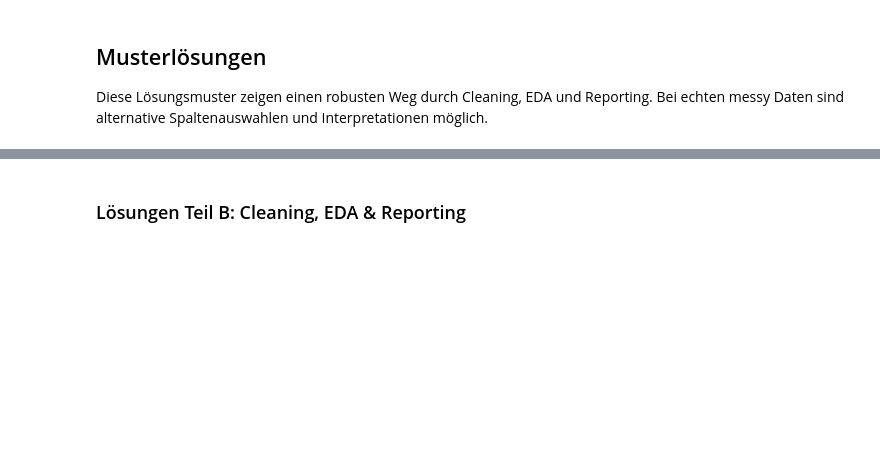
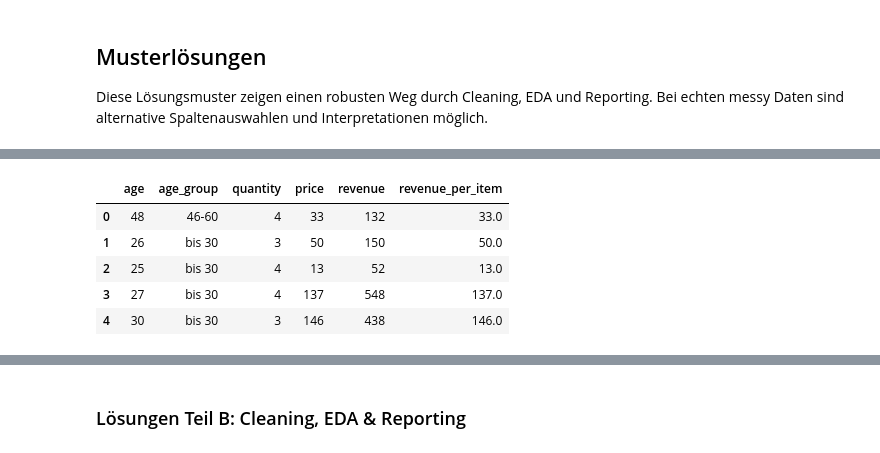
Before and after one commit to chiaoya/Data_to_Decision_with_SQL_Python, a Jupyter notebook: Tag 4/Day_4_Data_Analytics_SQL_Python_Exercises.ipynb, the cells around one changed output, grey strips where cells are left out. Cells and saved outputs as stored; diff of their text form; code cells hidden in the pictures; blank space fills up the shorter version.

```diff
--- a/Tag 4/Day_4_Data_Analytics_SQL_Python_Exercises.ipynb
+++ b/Tag 4/Day_4_Data_Analytics_SQL_Python_Exercises.ipynb
@@ -311,0 +665,18 @@ revenue_by_city
+# %%
+# A3: Kennzahlen vorbereiten
+shop_analysis = shop_joined.copy()
+shop_analysis['revenue_per_item'] = shop_analysis['revenue'] / shop_analysis['quantity']
+shop_analysis['age_group'] = pd.cut(
+    shop_analysis['age'],
+    bins=[0, 30, 45, 60, 120],
+    labels=['bis 30', '31-45', '46-60', '60+']
+)
+
+shop_analysis[['age', 'age_group', 'quantity', 'price', 'revenue', 'revenue_per_item']].head()
+# %% [output]
+|  | age | age_group | quantity | price | revenue | revenue_per_item |
+| 0 | 48 | 46-60 | 4 | 33 | 132 | 33.0 |
+| 1 | 26 | bis 30 | 3 | 50 | 150 | 50.0 |
+| 2 | 25 | bis 30 | 4 | 13 | 52 | 13.0 |
+| 3 | 27 | bis 30 | 4 | 137 | 548 | 137.0 |
+| 4 | 30 | bis 30 | 3 | 146 | 438 | 146.0 |
```
Also changed, not shown: parts of 53 cells of this notebook, 6 other files.
